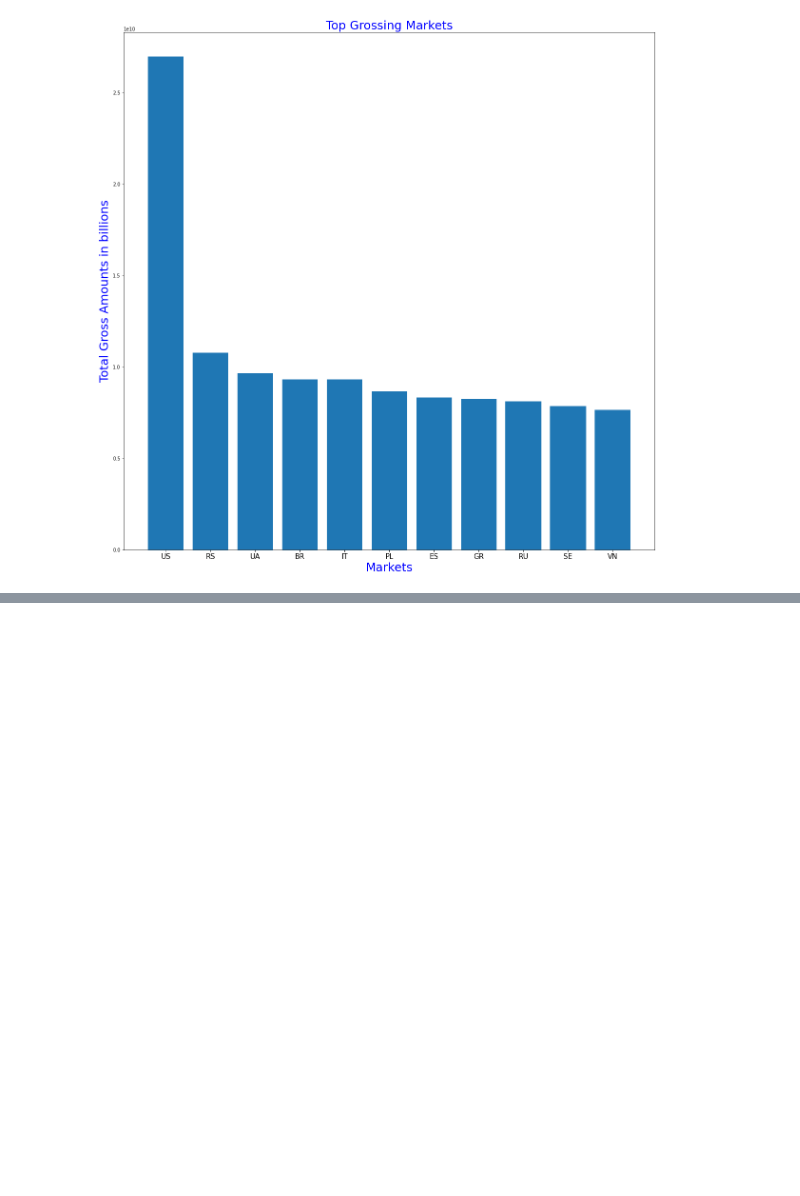
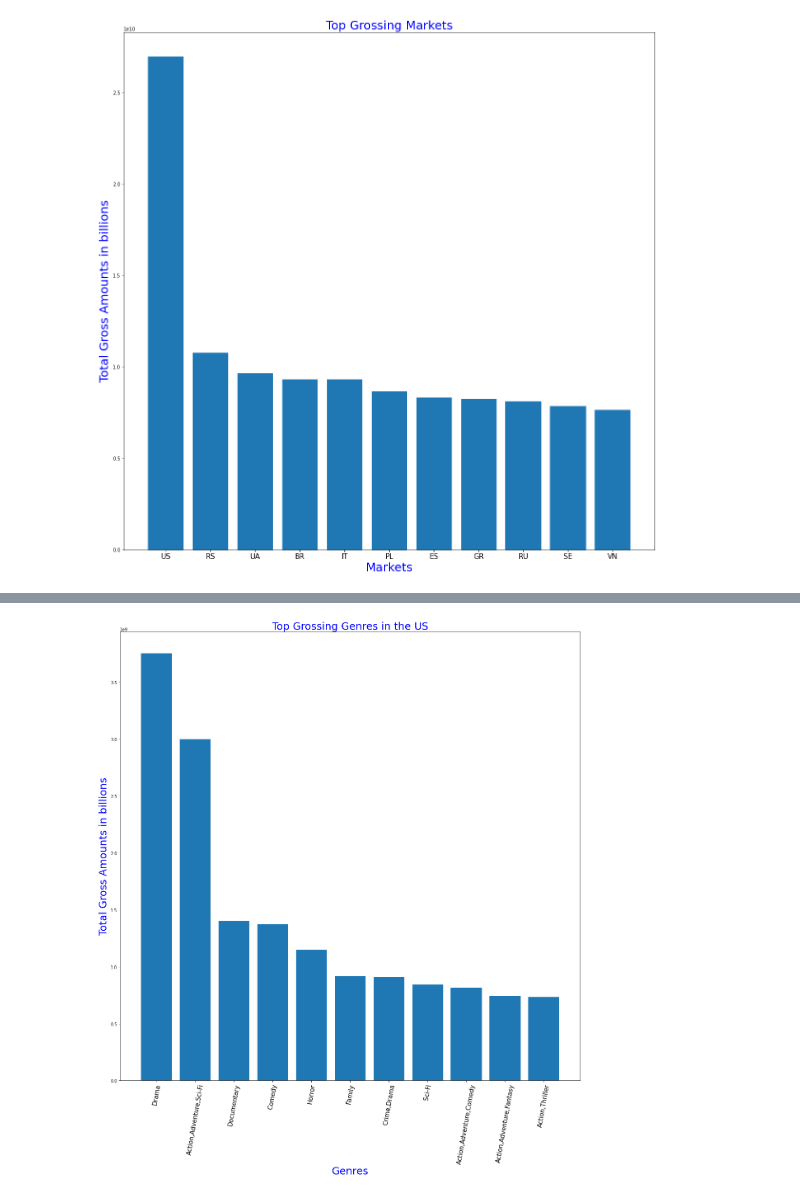
Before and after one commit to rahulakrish/movie_studio_recommendation, a Jupyter notebook: project_notebook.ipynb, the cells around one changed output, grey strips where cells are left out. Cells and saved outputs as stored; diff of their text form; code cells hidden in the pictures; blank space fills up the shorter version.

Commit message:
data-viz for the highest grossing market

```diff
--- a/project_notebook.ipynb
+++ b/project_notebook.ipynb
@@ -476,8 +465,9 @@ movie_markets['movie_id'].duplicated().value_counts()
 False    122300
 Name: movie_id, dtype: int64
 # %%
-movie_markets_gross2 = movie_gross_df.merge(movie_markets, how = 'inner', on ='movie_id')
-movie_markets_gross2.head()
+# merging the movie_gross_df and the movie_markets df's
+movie_markets_gross = movie_gross_df.merge(movie_markets, how = 'inner', on ='movie_id')
+movie_markets_gross.head()
 # %% [output]
 |  | movie_id | primary_title_x | original_title_x | start_year_x | genres_x | title_x | studio | domestic_gross | ... |
 | 0 | tt0315642 | Wazir | Wazir | 2016 | Action,Crime,Drama | Wazir | Relbig. | 1100000.0 | ... |
@@ -523,0 +522,4 @@ plt.show()
+# %%
+# creating a new slice of from the movie_markets_gross df by filtering out only the US market
+us_market = movie_markets_gross.loc[movie_markets_gross['region'] == 'US']
+us_market.head()
@@ -523,0 +539,5 @@ plt.show()
+# %%
+# creating a new df and using group by to get the total_gross amounts by genres
+us_market_genres =us_market.groupby(['genres_x']).sum()
+us_market_genres.reset_index(inplace = True)
+us_market_genres.head()
@@ -523,0 +551,4 @@ plt.show()
+# %%
+# sorting by the total_gross in descending order
+us_market_genres.sort_values(by = ['total_gross'], ascending = False, inplace = True, ignore_index = True)
+us_market_genres
@@ -523,0 +569,11 @@ plt.show()
+# %%
+fig2, ax2 = plt.subplots(figsize = (20,20))
+
+ax2.bar(x = us_market_genres.loc[:10, 'genres_x'], height = us_market_genres.loc[:10, 'total_gross'])
+ax2.tick_params(axis = 'x', labelsize = 15, labelrotation = 80)
+ax2.set_title('Top Grossing Genres in the US', fontdict = {'fontsize' : 25, 'color' :'blue'})
+ax2.set_xlabel('Genres', fontdict = {'fontsize' : 25, 'color' :'blue'} )
+ax2.set_ylabel('Total Gross Amounts in billions', fontdict = {'fontsize' : 25, 'color' :'blue'})
+plt.show()
+# %% [output]
+[figure, added]
```
Also changed, not shown: parts of 19 cells of this notebook.
